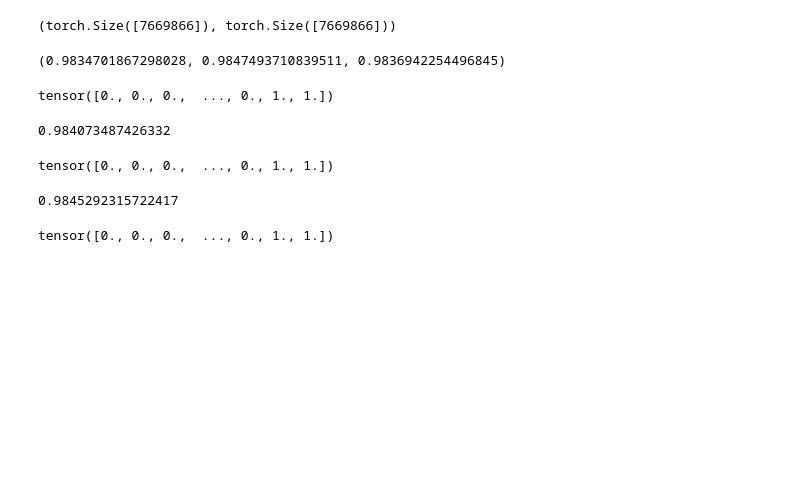
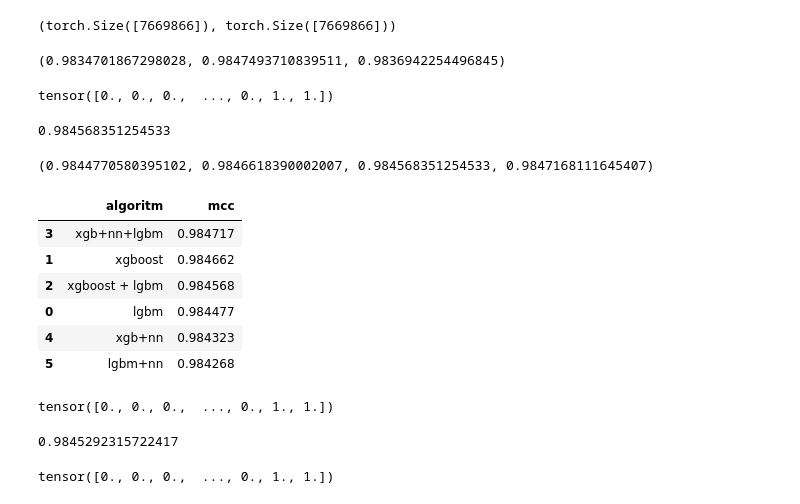
Before and after one commit to rubanzasilva/poisonous_mushrooms_classification, a Jupyter notebook: fastai_neural_network_gradient_boosting.ipynb, the cells around one changed output. Saved outputs shown, nothing was run; the diff lists cells and outputs as text; code cells hidden in the pictures; blank space fills up the shorter version.

```diff
--- a/fastai_neural_network_gradient_boosting.ipynb
+++ b/fastai_neural_network_gradient_boosting.ipynb
@@ -850,7 +878,7 @@ xgb_optuna_params = {
 
     'num_leaves': 375,
     'learning_rate': 0.0071851097672265855,
-    'n_estimators': 1851,
+    'n_estimators': 5000,
     'subsample_for_bin': 104472,
     'min_child_samples': 454,
     'reg_alpha': 0.0011093389440775324,
@@ -1824,4 +1842,25 @@ rounded_xgb_lgbm_preds = torch.round(xgb_lgbm).long()
 xgb_lgbm_score = matthews_corrcoef(y_test,rounded_xgb_lgbm_preds)
 xgb_lgbm_score
 # %% [output]
-0.984073487426332
+0.984568351254533
+# %%
+lgbm_score,xgb_score,xgb_lgbm_score,xgb_lgbm_nn_score
+# %% [output]
+(0.9844770580395102, 0.9846618390002007, 0.984568351254533, 0.9847168111645407)
+# %%
+#rabbit_lgbm,xgb,lgbm+xgb scores
+mcc = pd.DataFrame({
+    'algoritm': ['lgbm', 'xgboost',  'xgboost + lgbm ','xgb+nn+lgbm','xgb+nn','lgbm+nn' ],
+    'mcc': [lgbm_score, xgb_score, xgb_lgbm_score,xgb_lgbm_nn_score,xgb_nn_a_score,lgbm_nn_score]
+})
+
+mcc_sorted = mcc.sort_values(by='mcc', ascending=False)
+mcc_sorted
+# %% [output]
+|  | algoritm | mcc |
+| 3 | xgb+nn+lgbm | 0.984717 |
+| 1 | xgboost | 0.984662 |
+| 2 | xgboost + lgbm | 0.984568 |
+| 0 | lgbm | 0.984477 |
+| 4 | xgb+nn | 0.984323 |
+| 5 | lgbm+nn | 0.984268 |
```
Also changed, not shown: parts of 18 cells of this notebook, 2 other files.
